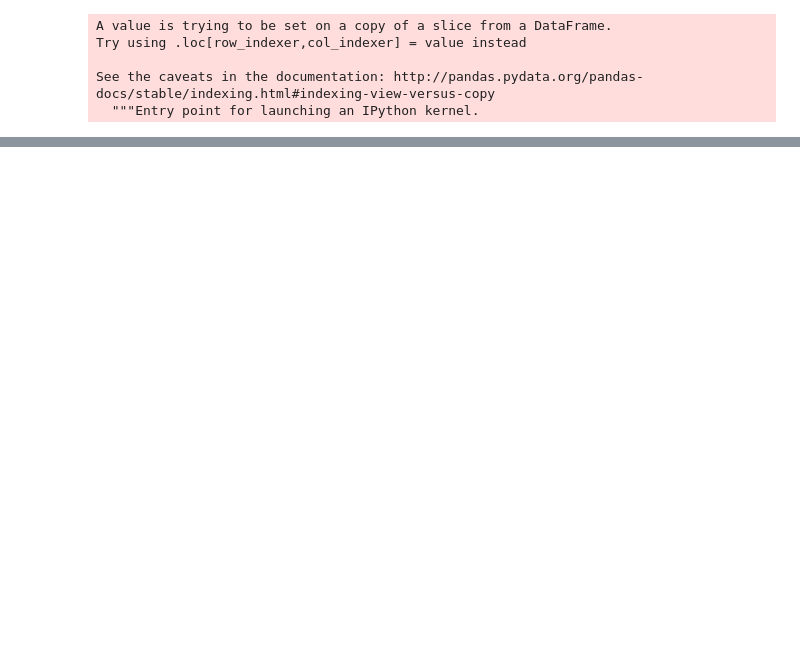
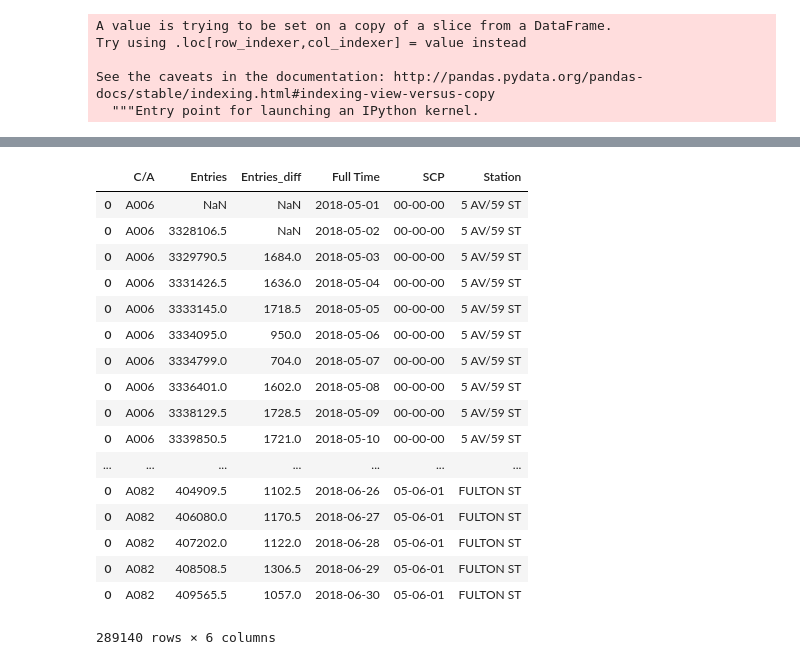
Before and after one commit to marcmuon/mta_turnstile_eda, a Jupyter notebook: MTA_ChrisM.ipynb, the cells around one changed output, grey strips where cells are left out. Drawn from its saved outputs; the diff is of its cells as text; code cells hidden in the pictures; blank space fills up the shorter version.

```diff
--- a/MTA_ChrisM.ipynb
+++ b/MTA_ChrisM.ipynb
@@ -144,8 +56,3 @@ Try using .loc[row_indexer,col_indexer] = value instead
 
 See the caveats in the documentation: http://pandas.pydata.org/pandas-docs/stable/indexing.html#indexing-view-versus-copy
   """Entry point for launching an IPython kernel.
-# %%
-#df_dev = df[(df['SCP'] == '01-03-00')&(df.Unit == 'R010') & (df.Station =='42 ST-PORT AUTH')].sort_values('Full Time')
-df_dev = df[(df['SCP'] == '01-03-00')&(df['C/A'] == 'N060') & (df.Station =='42 ST-PORT AUTH')].sort_values('Full Time')
-
-df_dev
@@ -216,0 +59,2 @@ plt.show()
+# %%
+df['dayofweek']=df['Full Time'].dt.dayofweek
@@ -216,0 +146,21 @@ plt.show()
+# %%
+df_day
+# %% [output]
+|  | C/A | Entries | Entries_diff | Full Time | SCP | Station |
+| 0 | A006 | NaN | NaN | 2018-05-01 | 00-00-00 | 5 AV/59 ST |
+| 0 | A006 | 3328106.5 | NaN | 2018-05-02 | 00-00-00 | 5 AV/59 ST |
+| 0 | A006 | 3329790.5 | 1684.0 | 2018-05-03 | 00-00-00 | 5 AV/59 ST |
+| 0 | A006 | 3331426.5 | 1636.0 | 2018-05-04 | 00-00-00 | 5 AV/59 ST |
+| 0 | A006 | 3333145.0 | 1718.5 | 2018-05-05 | 00-00-00 | 5 AV/59 ST |
+| 0 | A006 | 3334095.0 | 950.0 | 2018-05-06 | 00-00-00 | 5 AV/59 ST |
+| 0 | A006 | 3334799.0 | 704.0 | 2018-05-07 | 00-00-00 | 5 AV/59 ST |
+| 0 | A006 | 3336401.0 | 1602.0 | 2018-05-08 | 00-00-00 | 5 AV/59 ST |
+| 0 | A006 | 3338129.5 | 1728.5 | 2018-05-09 | 00-00-00 | 5 AV/59 ST |
+| 0 | A006 | 3339850.5 | 1721.0 | 2018-05-10 | 00-00-00 | 5 AV/59 ST |
+| ... | ... | ... | ... | ... | ... | ... |
+| 0 | A082 | 404909.5 | 1102.5 | 2018-06-26 | 05-06-01 | FULTON ST |
+| 0 | A082 | 406080.0 | 1170.5 | 2018-06-27 | 05-06-01 | FULTON ST |
+| 0 | A082 | 407202.0 | 1122.0 | 2018-06-28 | 05-06-01 | FULTON ST |
+| 0 | A082 | 408508.5 | 1306.5 | 2018-06-29 | 05-06-01 | FULTON ST |
+| 0 | A082 | 409565.5 | 1057.0 | 2018-06-30 | 05-06-01 | FULTON ST |
+289140 rows × 6 columns
```
Also changed, not shown: parts of 18 cells of this notebook, 1 other file.
